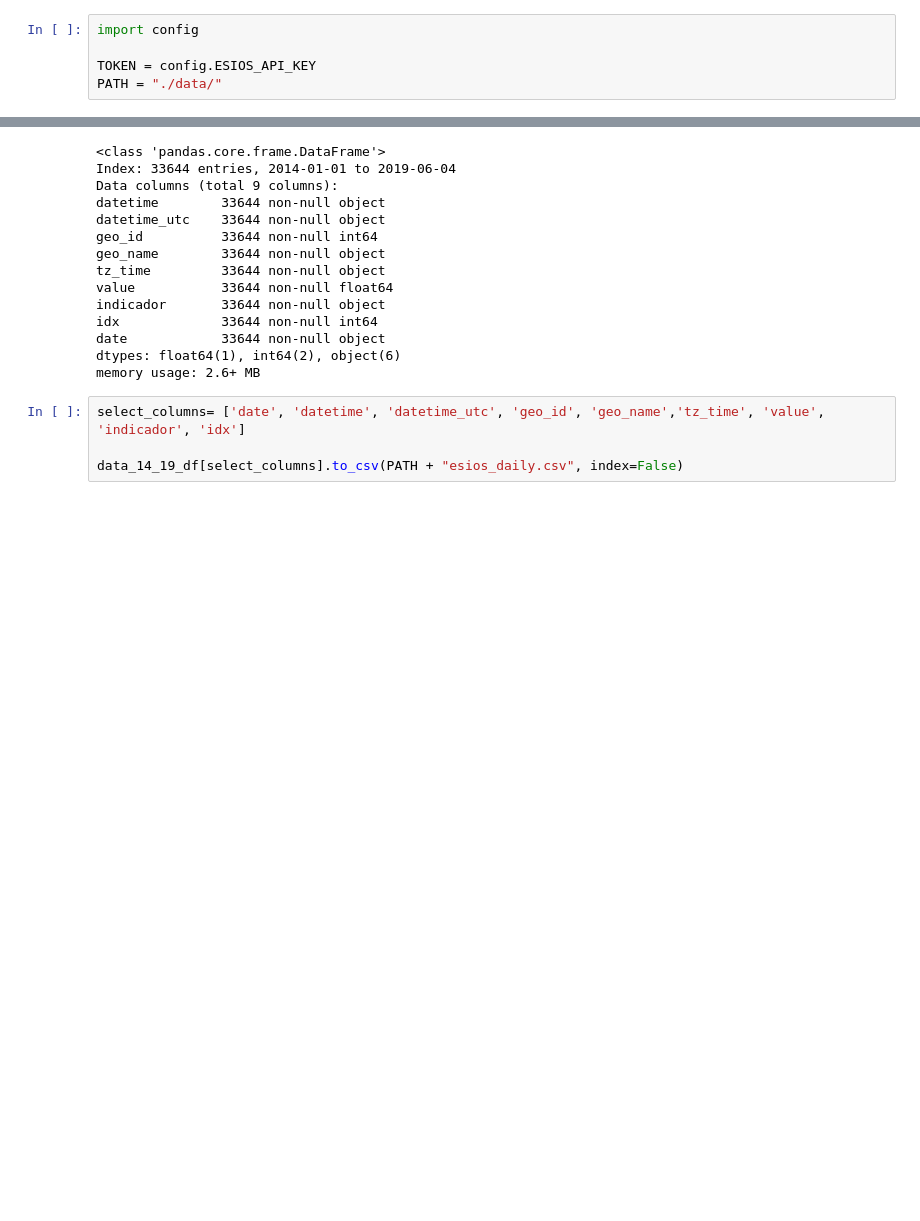
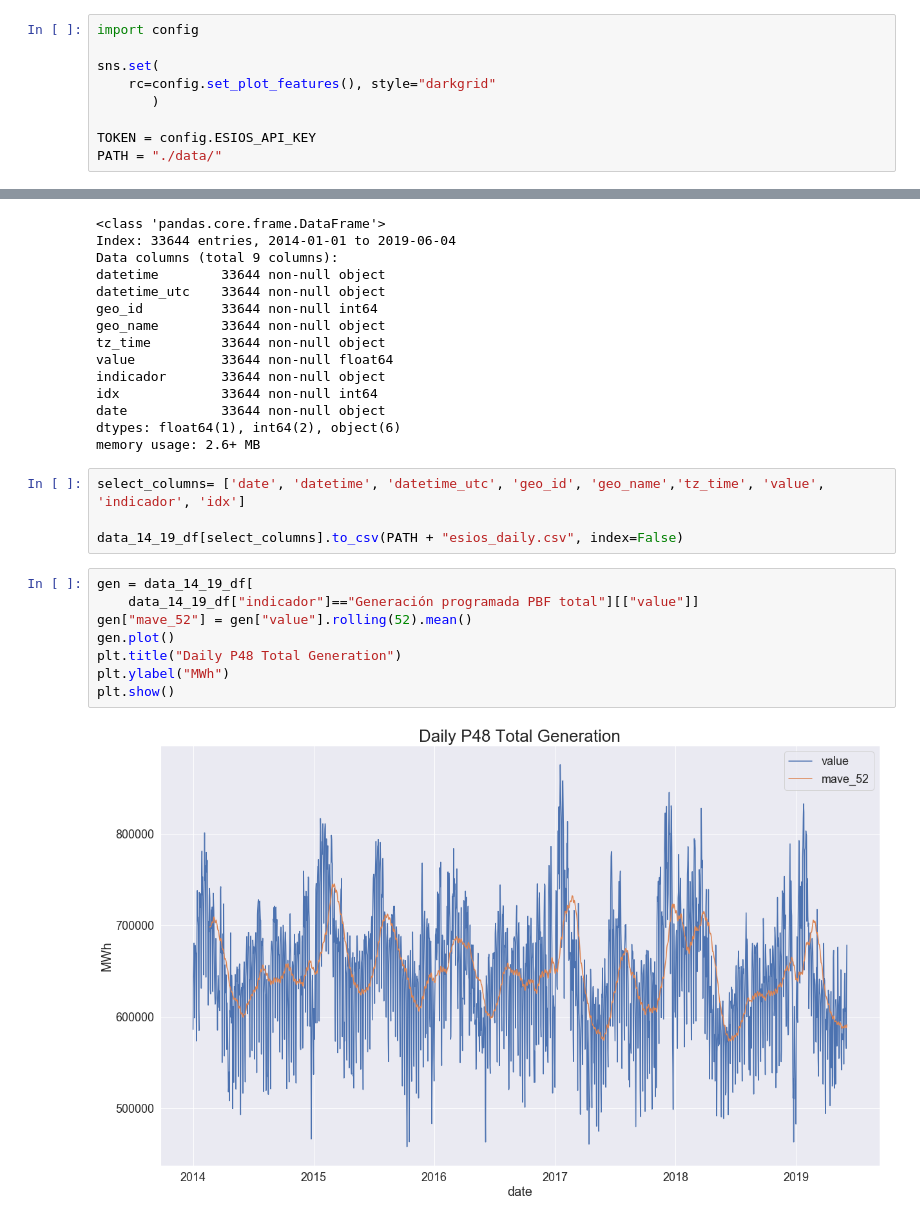
Before and after one commit to manualrg/Forecasting_ElectricityPrice, a Jupyter notebook: 02_importData_ESIOS.ipynb, the cells around one changed output, grey strips where cells are left out. Saved outputs shown, nothing was run; the diff lists cells and outputs as text; blank space fills up the shorter version.

```diff
--- a/02_importData_ESIOS.ipynb
+++ b/02_importData_ESIOS.ipynb
@@ -7,6 +11,10 @@ from fext import esios
 # %%
 import config
 
+sns.set(
+    rc=config.set_plot_features(), style="darkgrid"
+       )
+
 TOKEN = config.ESIOS_API_KEY
 PATH = "./data/"
 # %%
@@ -295,3 +303,13 @@ memory usage: 2.6+ MB
 select_columns= ['date', 'datetime', 'datetime_utc', 'geo_id', 'geo_name','tz_time', 'value', 'indicador', 'idx']
 
 data_14_19_df[select_columns].to_csv(PATH + "esios_daily.csv", index=False)
+# %%
+gen = data_14_19_df[
+    data_14_19_df["indicador"]=="Generación programada PBF total"][["value"]]
+gen["mave_52"] = gen["value"].rolling(52).mean()
+gen.plot()
+plt.title("Daily P48 Total Generation")
+plt.ylabel("MWh")
+plt.show()
+# %% [output]
+[figure, added]
```
Also changed, not shown: parts of 3 cells of this notebook, 2 other files.
